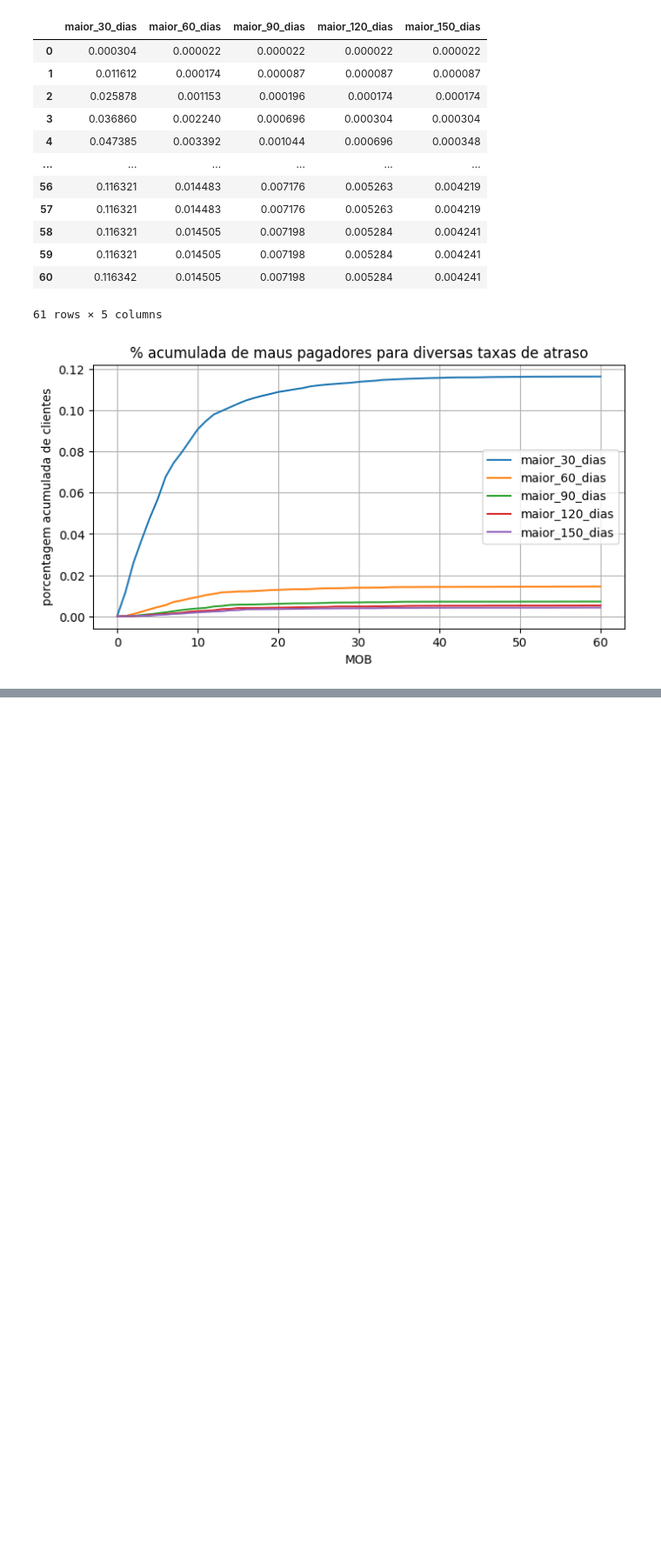
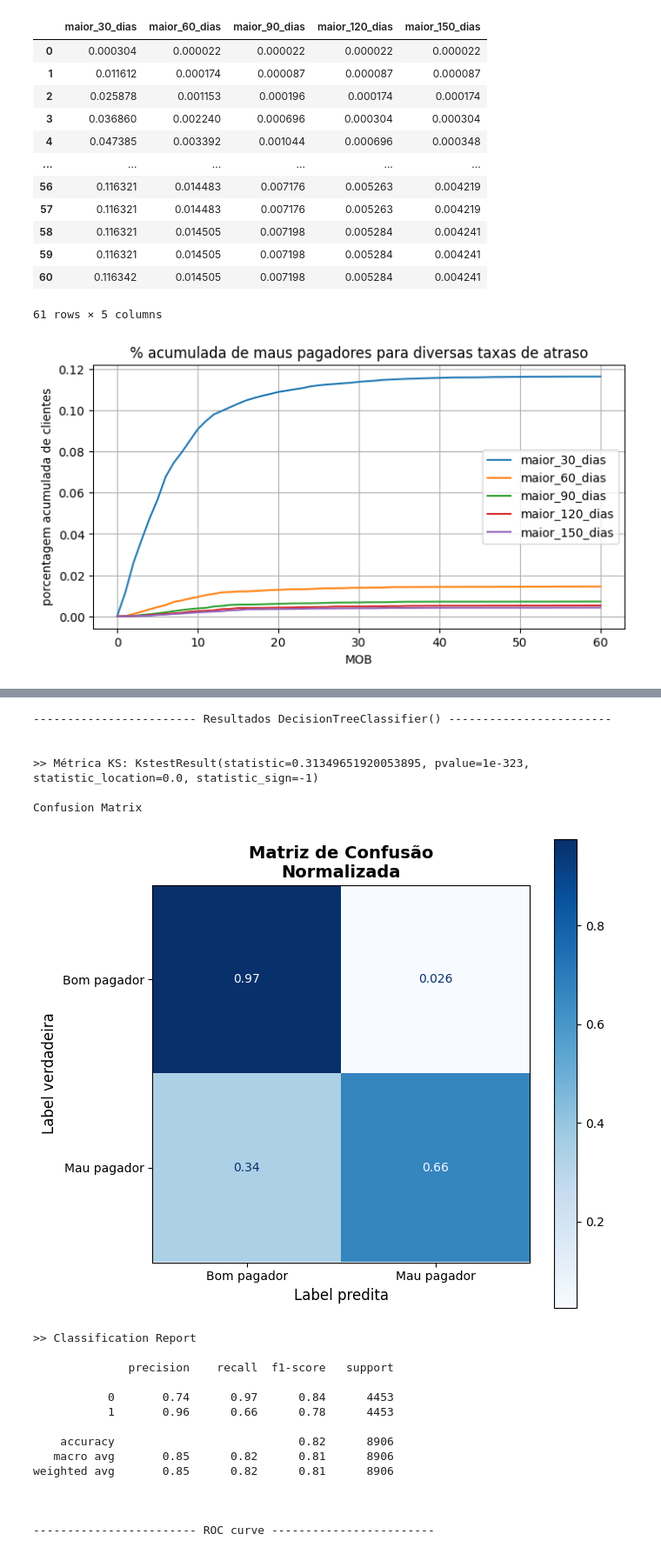
Before and after one commit to giulianafernandes/credit_card_approval_prediction, a Jupyter notebook: deploy_de_aplicacoes_2.ipynb, the cells around one changed output, grey strips where cells are left out. Shown at 87% size. Cells and saved outputs as stored; diff of their text form; code cells hidden in the pictures; blank space fills up the shorter version.

```diff
--- a/deploy_de_aplicacoes_2.ipynb
+++ b/deploy_de_aplicacoes_2.ipynb
@@ -833,0 +1178,27 @@ array(['pagamento realizado', '1-29 dias', 'nenhum empréstimo',
+# %%
+from sklearn.tree import DecisionTreeClassifier
+modelo_tree = DecisionTreeClassifier()
+# %%
+roda_modelo(modelo_tree)
+# %% [output]
+------------------------ Resultados DecisionTreeClassifier() ------------------------
+
+
+>> Métrica KS: KstestResult(statistic=0.31349651920053895, pvalue=1e-323, statistic_location=0.0, statistic_sign=-1)
+
+Confusion Matrix
+[figure, added]
+>> Classification Report
+
+              precision    recall  f1-score   support
+
+           0       0.74      0.97      0.84      4453
+           1       0.96      0.66      0.78      4453
+
+    accuracy                           0.82      8906
+   macro avg       0.85      0.82      0.81      8906
+weighted avg       0.85      0.82      0.81      8906
+
+
+
+------------------------ ROC curve ------------------------
```
Also changed, not shown: parts of 53 cells of this notebook, 5 other files.
